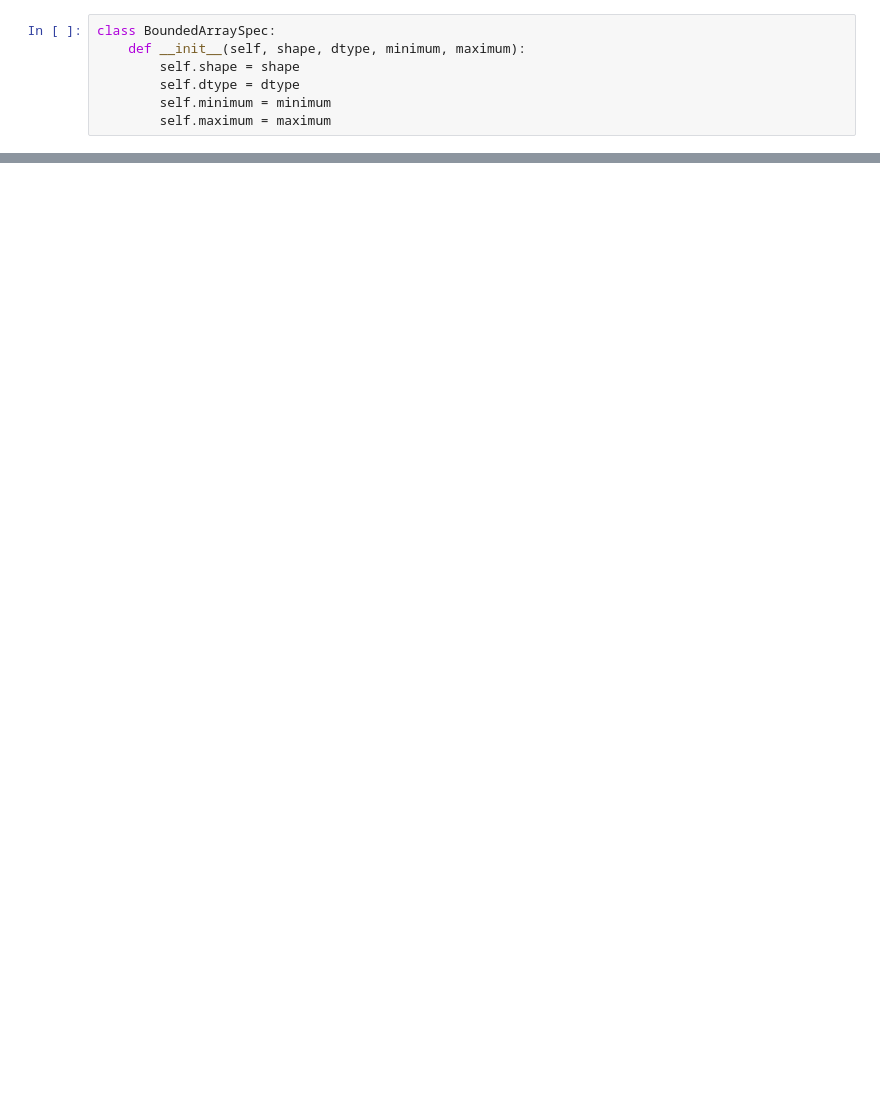
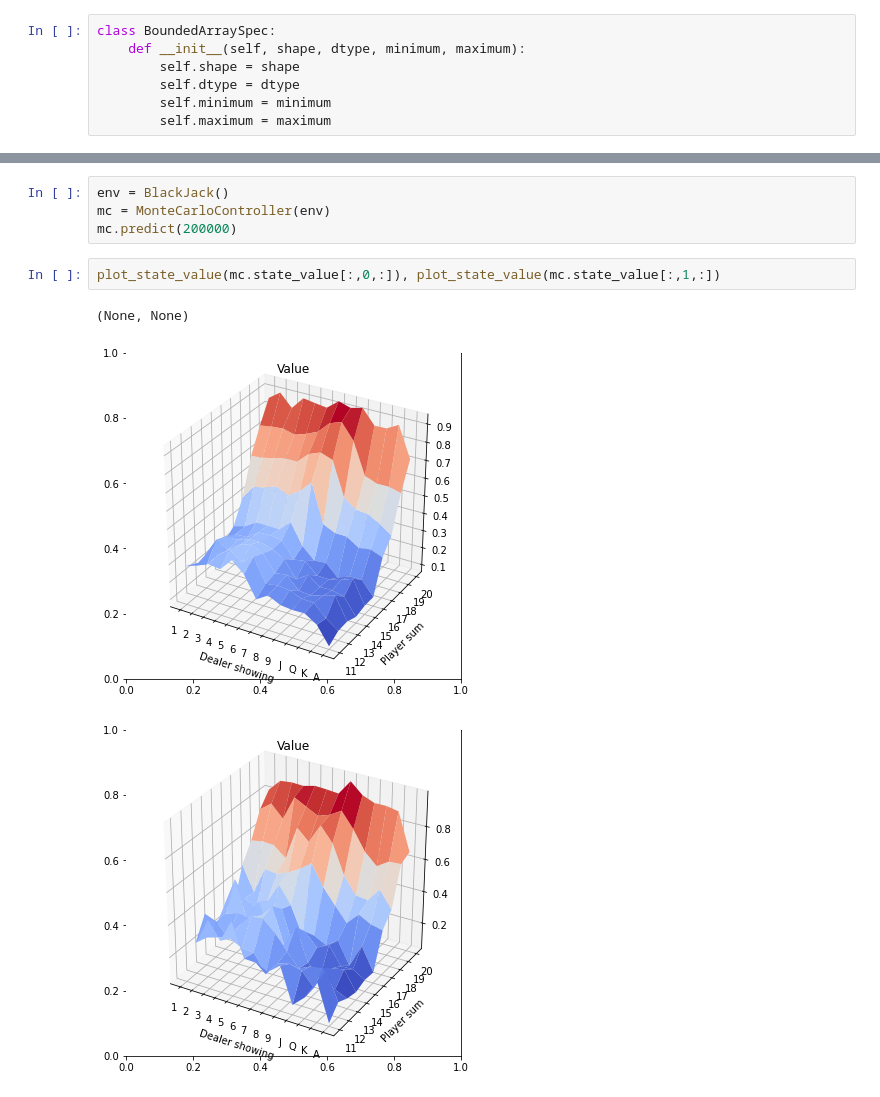
Before and after one commit to RDelg/rl-book, a Jupyter notebook: chapter5.ipynb, the cells around one changed output, grey strips where cells are left out. Saved outputs shown, nothing was run; the diff lists cells and outputs as text; blank space fills up the shorter version.

```diff
--- a/chapter5.ipynb
+++ b/chapter5.ipynb
@@ -216,0 +288,10 @@ figure_5_1()
+# %%
+env = BlackJack()
+mc = MonteCarloController(env)
+mc.predict(200000)
+# %%
+plot_state_value(mc.state_value[:,0,:]), plot_state_value(mc.state_value[:,1,:])
+# %% [output]
+(None, None)
+[figure, added]
+[figure, added]
```
Also changed, not shown: parts of 7 cells of this notebook.
